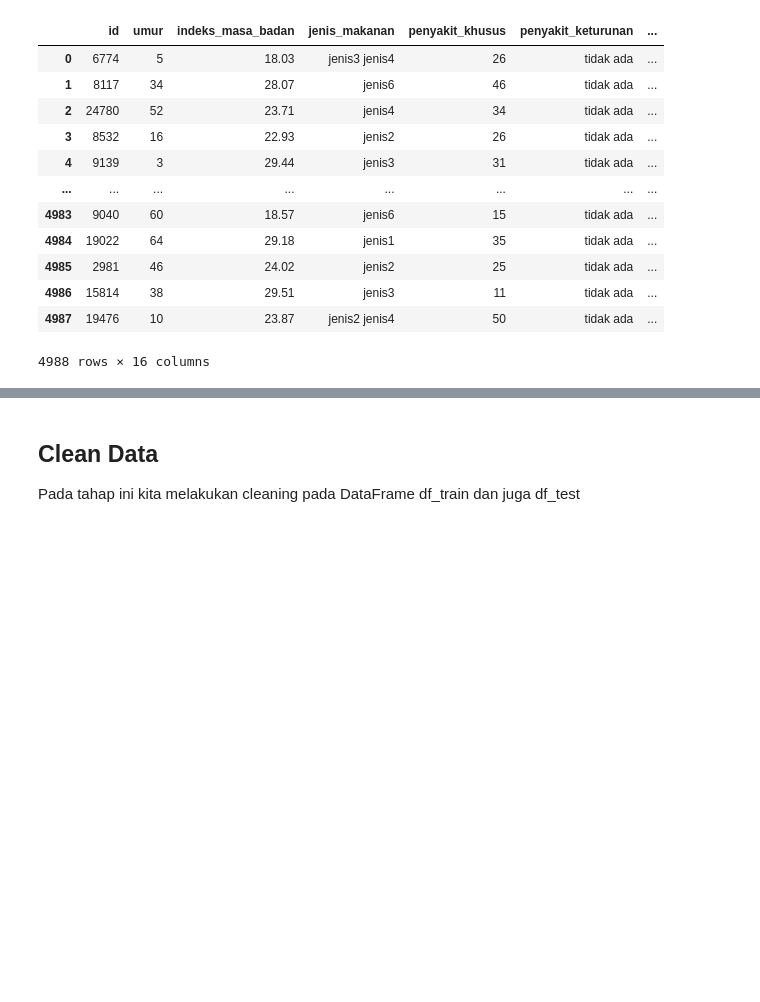
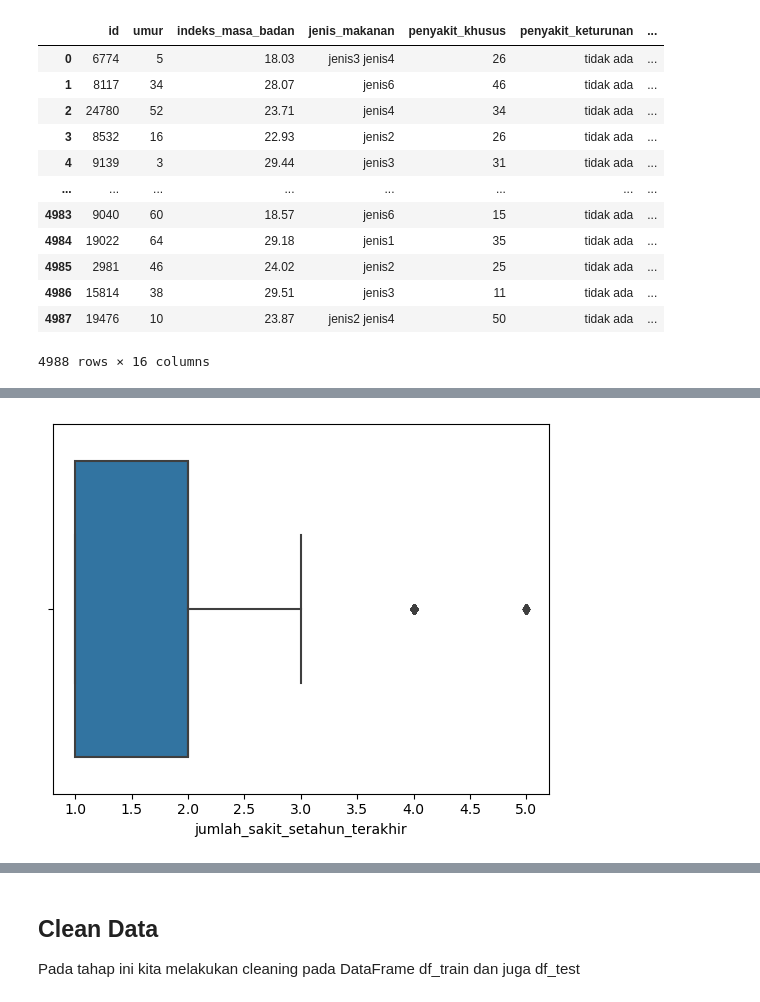
Before and after one commit to denisikiandani/KaggleCompetition-Wellness_Classifier, a Jupyter notebook: enimanyod.ipynb, the cells around one changed output, grey strips where cells are left out. Saved outputs shown, nothing was run; the diff lists cells and outputs as text; code cells hidden in the pictures; blank space fills up the shorter version.

```diff
--- a/enimanyod.ipynb
+++ b/enimanyod.ipynb
@@ -64,0 +393,5 @@ df_test
+# %%
+sns.boxplot(data=df_train, x='jumlah_sakit_setahun_terakhir')
+plt.show()
+# %% [output]
+[figure, added]
```
Also changed, not shown: parts of 79 cells of this notebook, 7 other files.
